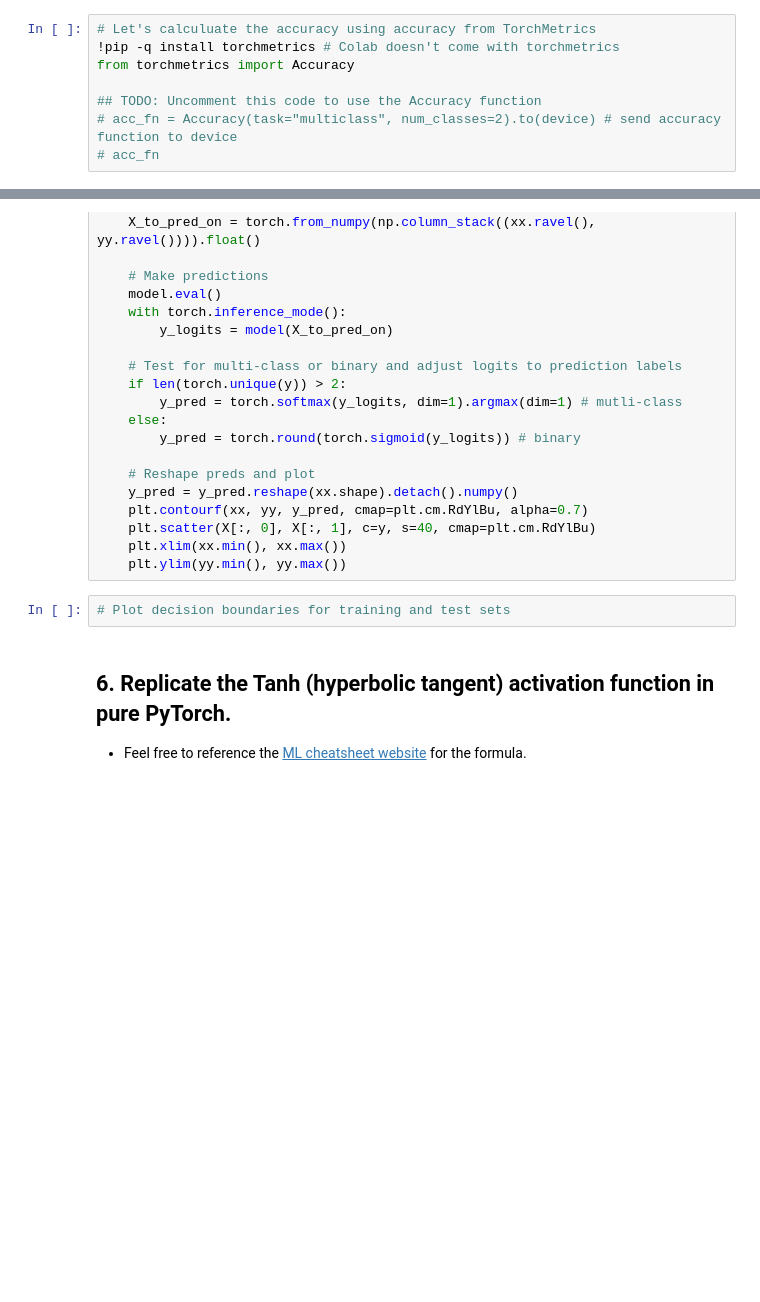
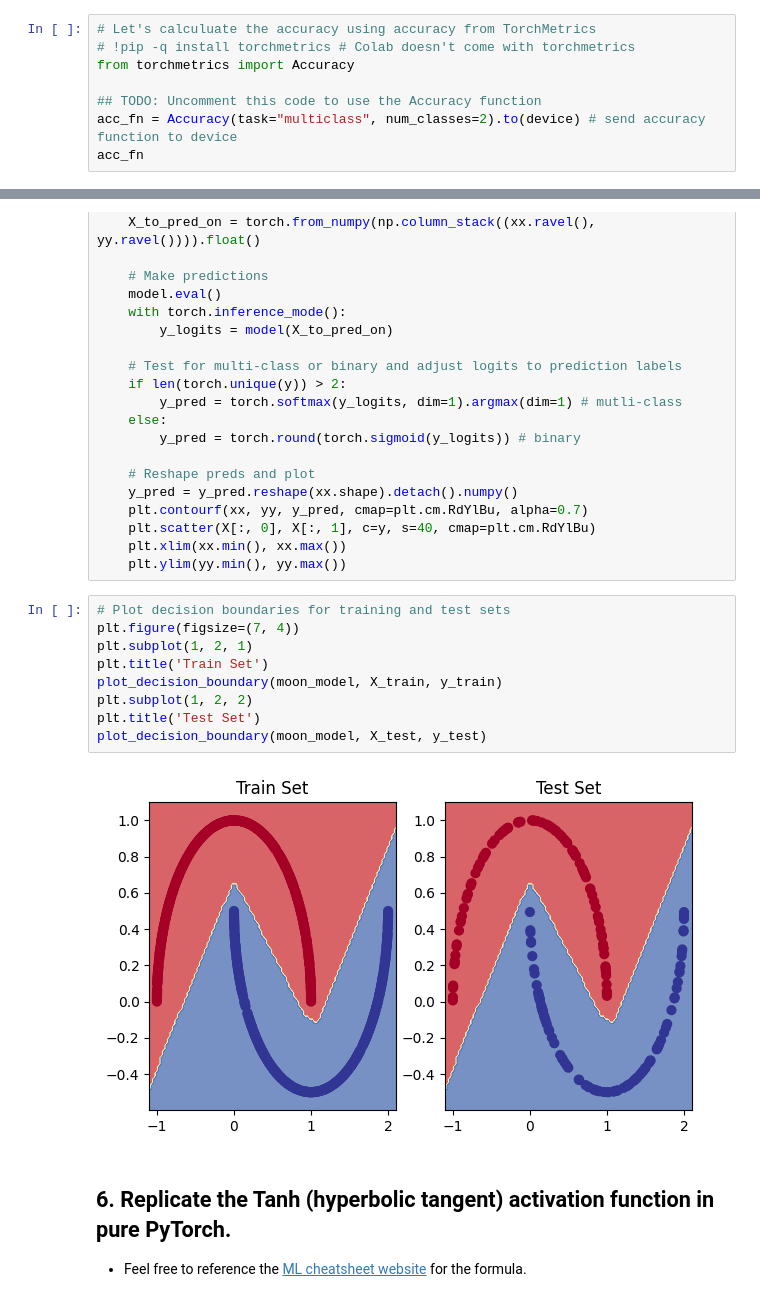
Before and after one commit to evanhfw/zero-to-mastery-pytorch, a Jupyter notebook: 02_pytorch_classification/02_pytorch_classification_exercises.ipynb, the cells around one changed output, grey strips where cells are left out. Saved outputs shown, nothing was run; the diff lists cells and outputs as text; blank space fills up the shorter version.

```diff
--- a/02_pytorch_classification/02_pytorch_classification_exercises.ipynb
+++ b/02_pytorch_classification/02_pytorch_classification_exercises.ipynb
@@ -145,9 +145,9 @@ Logits: tensor([-0.1849,  0.0456,  0.0163,  0.0177,  0.0739,  0.0228,  0.0617,
        grad_fn=<RoundBackward0>)
 # %%
 # Let's calculuate the accuracy using accuracy from TorchMetrics
-!pip -q install torchmetrics # Colab doesn't come with torchmetrics
+# !pip -q install torchmetrics # Colab doesn't come with torchmetrics
 from torchmetrics import Accuracy
 
 ## TODO: Uncomment this code to use the Accuracy function
-# acc_fn = Accuracy(task="multiclass", num_classes=2).to(device) # send accuracy function to device
-# acc_fn
+acc_fn = Accuracy(task="multiclass", num_classes=2).to(device) # send accuracy function to device
+acc_fn
@@ -240,8 +265,17 @@ def plot_decision_boundary(model, X, y):
     plt.scatter(X[:, 0], X[:, 1], c=y, s=40, cmap=plt.cm.RdYlBu)
     plt.xlim(xx.min(), xx.max())
     plt.ylim(yy.min(), yy.max())
-# %%
-# Plot decision boundaries for training and test sets
+# %%
+# Plot decision boundaries for training and test sets
+plt.figure(figsize=(7, 4))
+plt.subplot(1, 2, 1)
+plt.title('Train Set')
+plot_decision_boundary(moon_model, X_train, y_train)
+plt.subplot(1, 2, 2)
+plt.title('Test Set')
+plot_decision_boundary(moon_model, X_test, y_test)
+# %% [output]
+[figure, added]
 # %% [markdown]
 ## 6. Replicate the Tanh (hyperbolic tangent) activation function in pure PyTorch.
   * Feel free to reference the [ML cheatsheet website](https://ml-cheatsheet.readthedocs.io/en/latest/activation_functions.html#tanh) for the formula.
```
Also changed, not shown: parts of 16 cells of this notebook.
